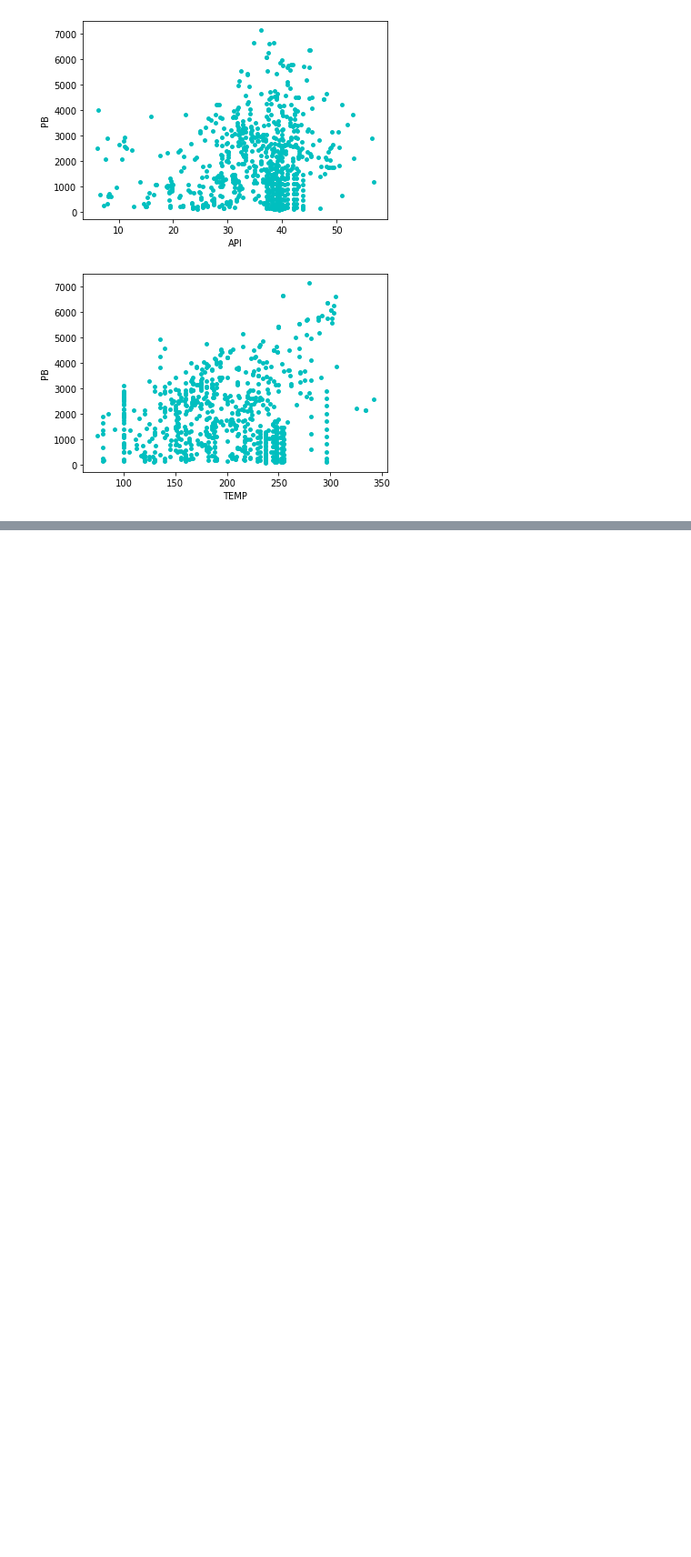
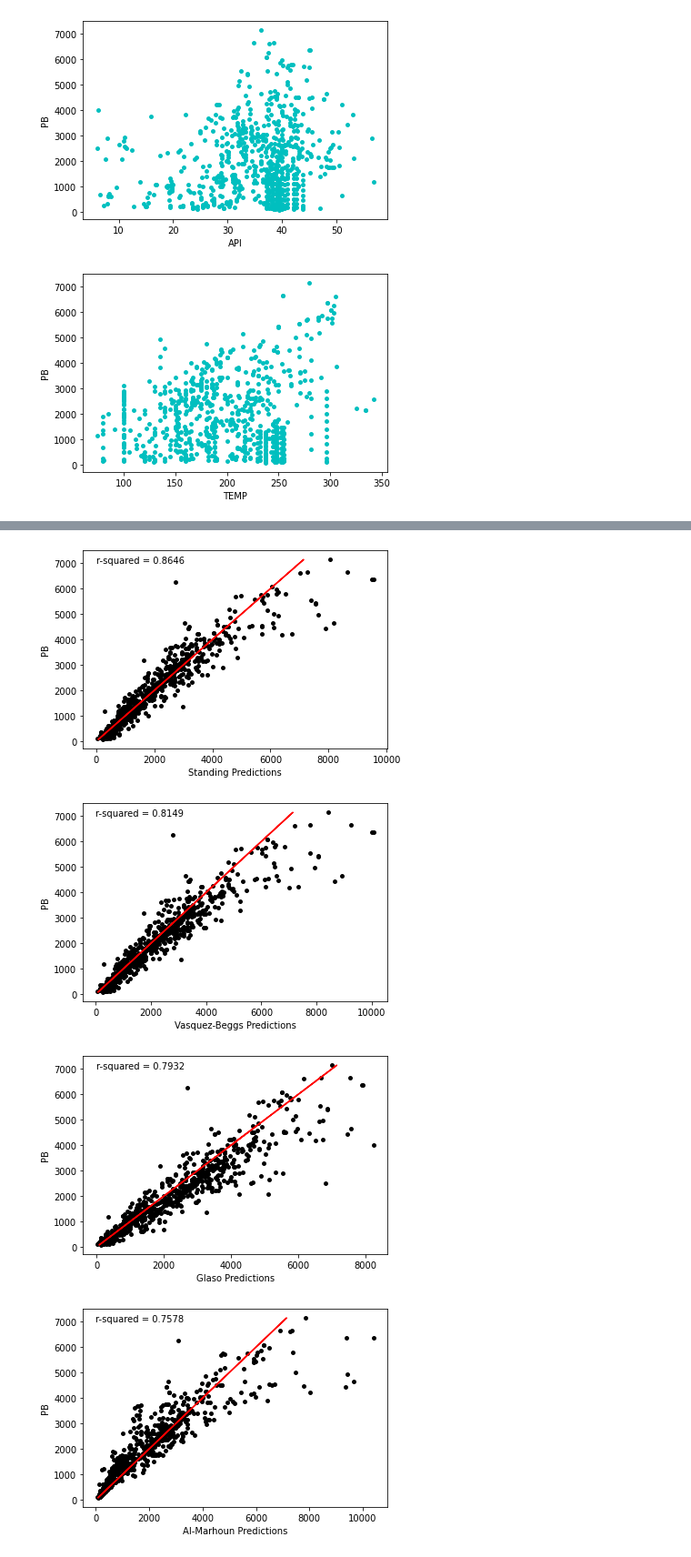
Before and after one commit to DboechatM/Documentacao-TCC, a Jupyter notebook: TCC Parte I - Análise Dados.ipynb, the cells around one changed output, grey strips where cells are left out. Shown at 91% size. Cells and saved outputs as stored; diff of their text form; code cells hidden in the pictures; blank space fills up the shorter version.

```diff
--- a/TCC Parte I - Análise Dados.ipynb
+++ b/TCC Parte I - Análise Dados.ipynb
@@ -115,0 +120,31 @@ e ainda comparei os resultados obtidos com os Softwares Python (Open Source) e S
+# %%
+import math
+df['Standing'] = round(18.2*(((df['RS']/df['GG'])**0.83)*10**((0.00091*df['TEMP'])-0.0125*df['API'])-1.4),2)
+
+g = pd.DataFrame(df).to_numpy()
+VasquezBeggs = []
+glaso = []
+gamags = []
+A = []
+x = []
+PetroskiFarshad = []
+
+for item in range(len(g)):
+  if g[item][3] > 30:
+    c1, c2, c3 = 56.18, 0.84246, -10.393
+  else:
+    c1, c2, c3 = 27.624, 0.914328, -11.172
+
+  gamags.append(g[item][2]*(1+0.00005912*g[item][3]*60*math.log(164.7/114.7,10)))
+  VasquezBeggs.append(round((c1*(g[item][1]/gamags[item])*10**(c3*(g[item][3]/(g[item][4]+460))))**c2,2))
+
+  A.append(math.log(((g[item][1]/g[item][2])**0.816)*g[item][4]**0.173/g[item][3]**0.989,10))
+  glaso.append(round(10**(1.7669+1.7447*A[item]-0.30218*(A[item]**2)),2))
+
+df['Vasquez-Beggs'] = VasquezBeggs
+df['Glaso'] = glaso
+df['Al-Marhoun'] = round(0.00538088*(df['RS']**0.715082)*(df['GG']**(-1.87784))*(df['OilGrav']**3.1437)*((df['TEMP']+460)**1.32657),2)
+df['Petroski-Farshad'] = round(112.727*(df['RS']**0.577421)/((df['GG']**0.8439)*10**(0.0007916*df['API']**1.541-0.000045618*(df['TEMP']**1.3911)))-1391.051,2)
+
+
+display(df)
@@ -115,0 +165,16 @@ e ainda comparei os resultados obtidos com os Softwares Python (Open Source) e S
+# %%
+correlations = ['Standing', 'Vasquez-Beggs', 'Glaso', 'Al-Marhoun','Petroski-Farshad']
+
+for coluna in correlations:
+    plt.scatter(df[coluna], df['PB'], color = 'k', marker = 'o', s = 15)
+    plt.xlabel(coluna + ' Predictions')
+    plt.ylabel('PB')
+    plt.plot(df['PB'], df['PB'], color = 'r')
+    r2 = round(r2_score(df['PB'],df[coluna]),4)
+    plt.annotate(f'r-squared = {r2}', (0,7000))
+    plt.show()
+# %% [output]
+[figure, added]
+[figure, added]
+[figure, added]
+[figure, added]
```
Also changed, not shown: parts of 10 cells of this notebook.
